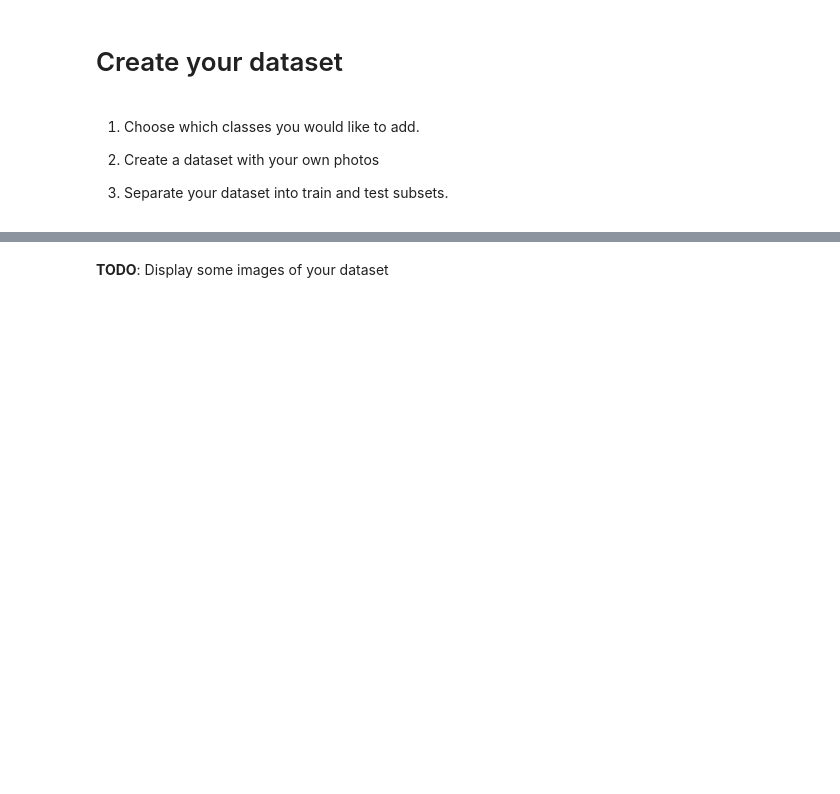
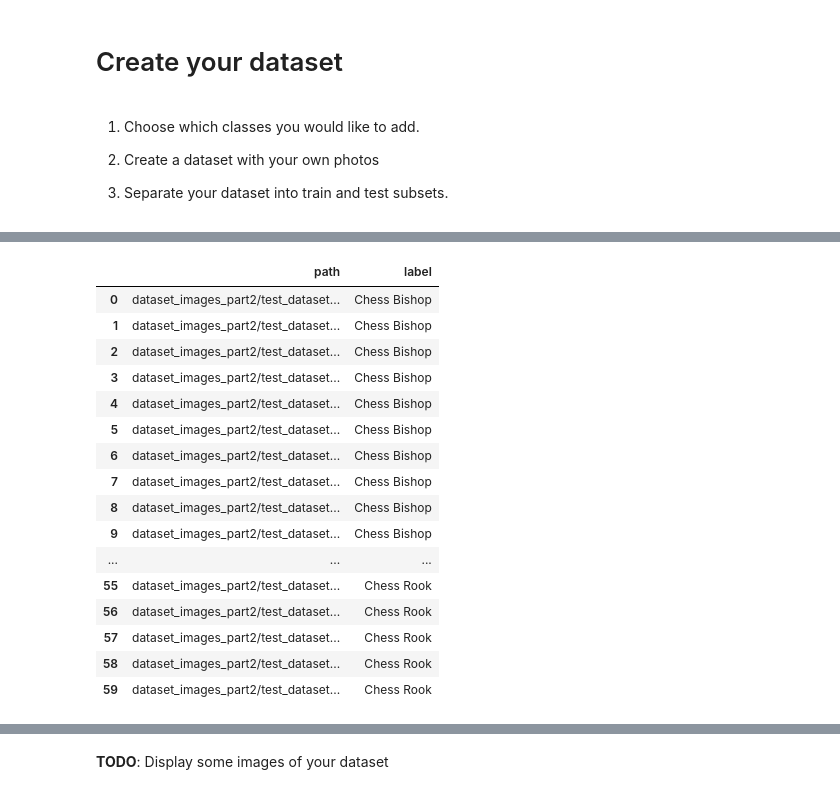
Before and after one commit to mvitoriacoliveira/ARN-Labo5, a Jupyter notebook: TransferLearning_part2.ipynb, the cells around one changed output, grey strips where cells are left out. Cells and saved outputs as stored; diff of their text form; code cells hidden in the pictures; blank space fills up the shorter version.

```diff
--- a/TransferLearning_part2.ipynb
+++ b/TransferLearning_part2.ipynb
@@ -31,3 +97,24 @@ test_df = create_dataframe_from_directories("dataset_test")
+# %%
+test_df = create_dataframe_from_directories(TEST_DATASET_PATH)
+test_df
+# %% [output]
+|  | path | label |
+| 0 | dataset_images_part2/test_dataset... | Chess Bishop |
+| 1 | dataset_images_part2/test_dataset... | Chess Bishop |
+| 2 | dataset_images_part2/test_dataset... | Chess Bishop |
+| 3 | dataset_images_part2/test_dataset... | Chess Bishop |
+| 4 | dataset_images_part2/test_dataset... | Chess Bishop |
+| 5 | dataset_images_part2/test_dataset... | Chess Bishop |
+| 6 | dataset_images_part2/test_dataset... | Chess Bishop |
+| 7 | dataset_images_part2/test_dataset... | Chess Bishop |
+| 8 | dataset_images_part2/test_dataset... | Chess Bishop |
+| 9 | dataset_images_part2/test_dataset... | Chess Bishop |
+| ... | ... | ... |
+| 55 | dataset_images_part2/test_dataset... | Chess Rook |
+| 56 | dataset_images_part2/test_dataset... | Chess Rook |
+| 57 | dataset_images_part2/test_dataset... | Chess Rook |
+| 58 | dataset_images_part2/test_dataset... | Chess Rook |
+| 59 | dataset_images_part2/test_dataset... | Chess Rook |
 # %%
 LABEL_NAMES = pd.unique(train_df['label'])
 LABEL_NAMES
```
Also changed, not shown: parts of 12 cells of this notebook.
